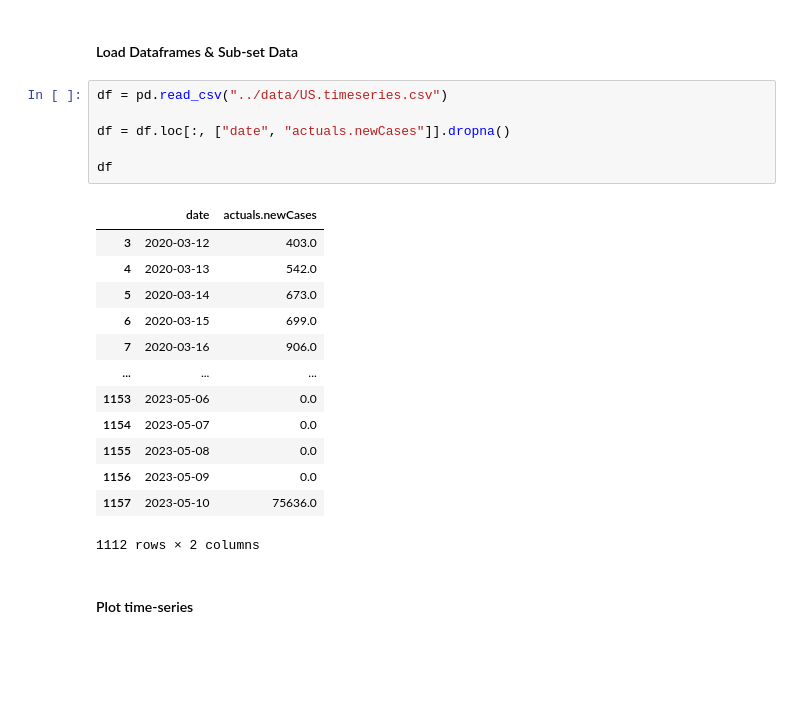
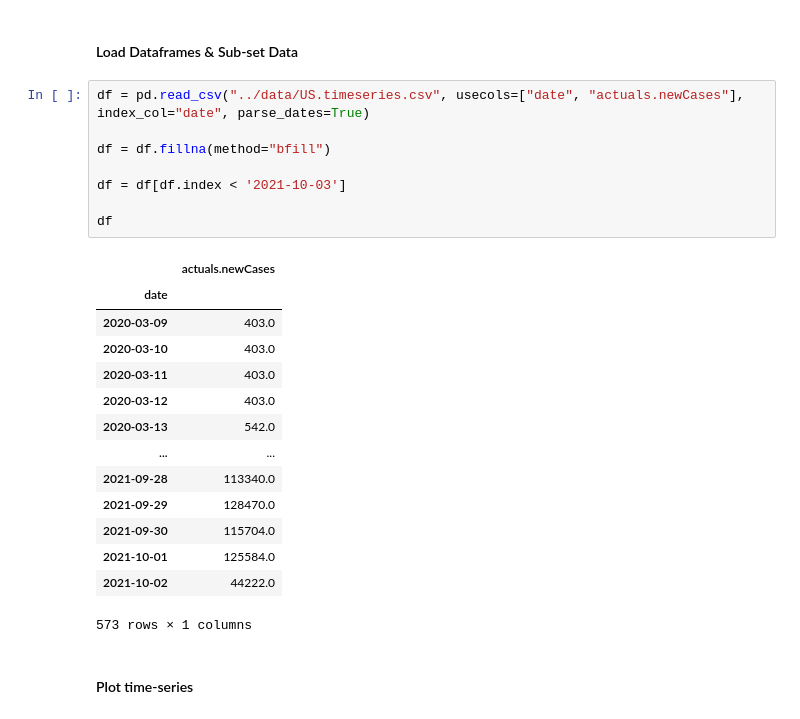
Before and after one commit to Purdue-IEEE-EMBS/BHI-23-PHInformatics, a Jupyter notebook: src/PHI.ipynb, the cells around one changed output. Cells and saved outputs as stored; diff of their text form; blank space fills up the shorter version.

Commit message:
new cases model somewhat functional

```diff
--- a/src/PHI.ipynb
+++ b/src/PHI.ipynb
@@ -9,24 +13,27 @@ import torch
 # %% [markdown]
 #### Load Dataframes & Sub-set Data
 # %%
-df = pd.read_csv("../data/US.timeseries.csv")
+df = pd.read_csv("../data/US.timeseries.csv", usecols=["date", "actuals.newCases"], index_col="date", parse_dates=True)
 
-df = df.loc[:, ["date", "actuals.newCases"]].dropna()
+df = df.fillna(method="bfill")
+
+df = df[df.index < '2021-10-03']
 
 df
 # %% [output]
-|  | date | actuals.newCases |
-| 3 | 2020-03-12 | 403.0 |
-| 4 | 2020-03-13 | 542.0 |
-| 5 | 2020-03-14 | 673.0 |
-| 6 | 2020-03-15 | 699.0 |
-| 7 | 2020-03-16 | 906.0 |
-| ... | ... | ... |
-| 1153 | 2023-05-06 | 0.0 |
-| 1154 | 2023-05-07 | 0.0 |
-| 1155 | 2023-05-08 | 0.0 |
-| 1156 | 2023-05-09 | 0.0 |
-| 1157 | 2023-05-10 | 75636.0 |
+|  | actuals.newCases |
+| date |  |
+| 2020-03-09 | 403.0 |
+| 2020-03-10 | 403.0 |
+| 2020-03-11 | 403.0 |
+| 2020-03-12 | 403.0 |
+| 2020-03-13 | 542.0 |
+| ... | ... |
+| 2021-09-28 | 113340.0 |
+| 2021-09-29 | 128470.0 |
+| 2021-09-30 | 115704.0 |
+| 2021-10-01 | 125584.0 |
+| 2021-10-02 | 44222.0 |
-1112 rows × 2 columns
+573 rows × 1 columns
 # %% [markdown]
 #### Plot time-series
```
Also changed, not shown: parts of 19 cells of this notebook, 1 other file.
